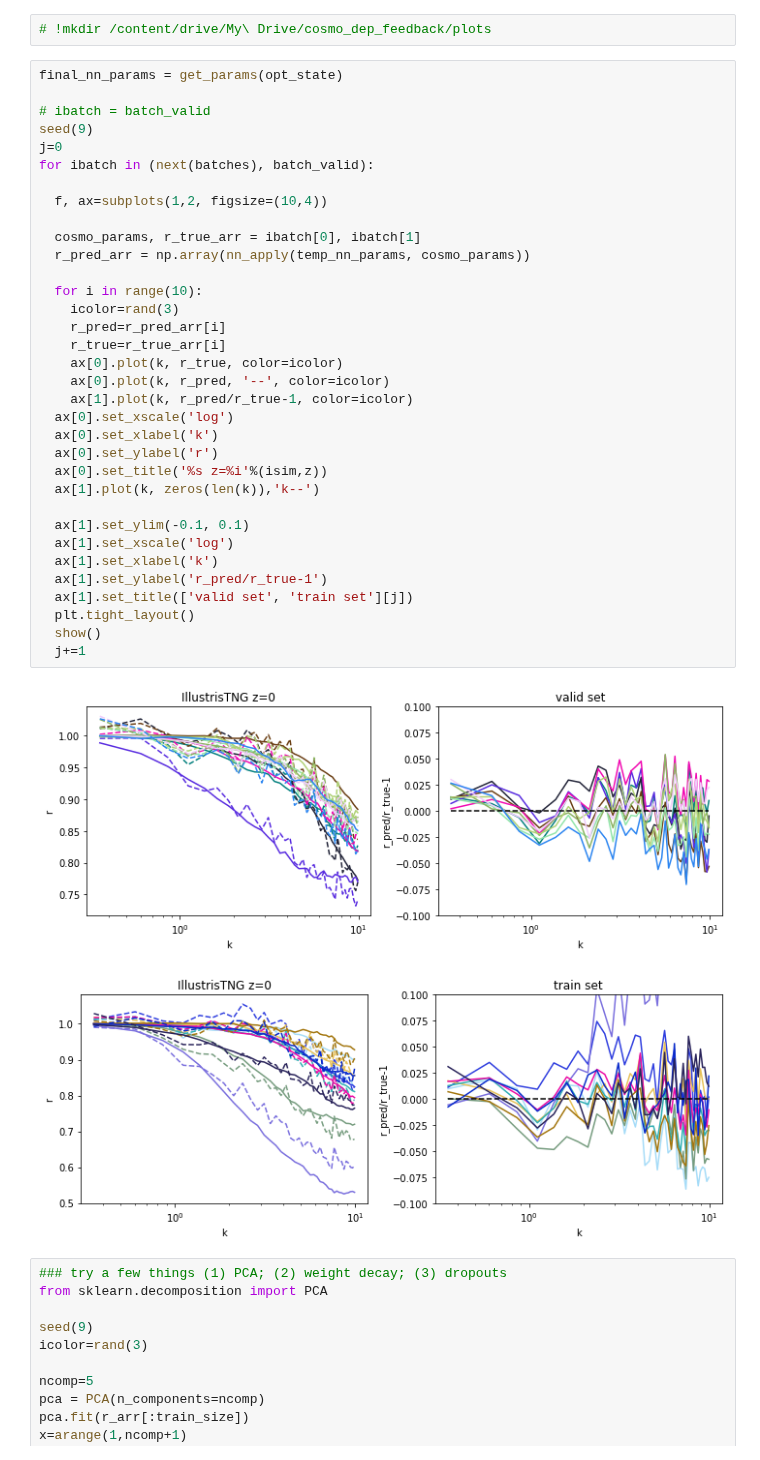
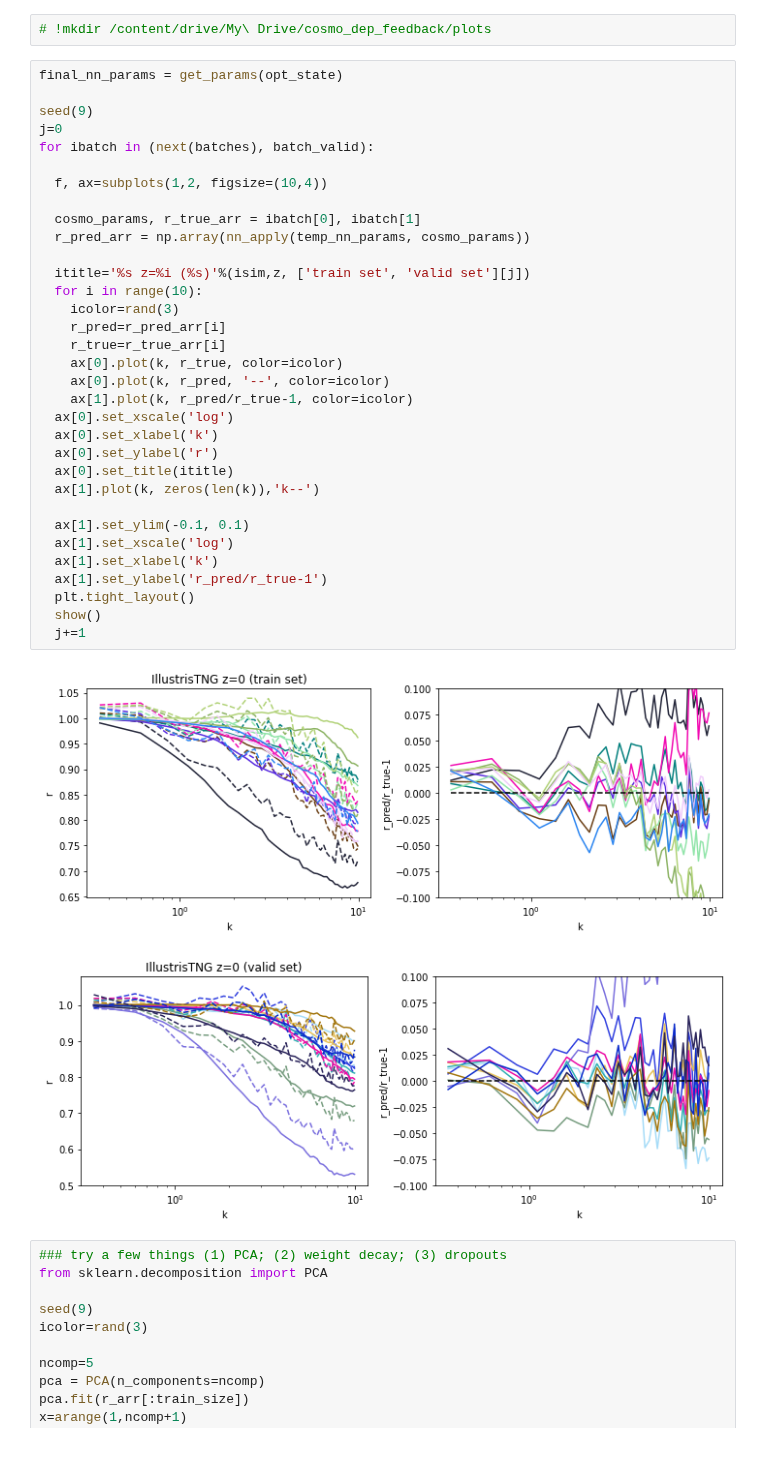
Before and after one commit to liuxx479/cosmo_dep_feedback, a Jupyter notebook: NN_jax.ipynb, the cells around one changed output. Drawn from its saved outputs; the diff is of its cells as text.

```diff
--- a/NN_jax.ipynb
+++ b/NN_jax.ipynb
@@ -371,40 +371,39 @@ show()
 # %%
 final_nn_params = get_params(opt_state)
 
-# ibatch = batch_valid
 seed(9)
 j=0
 for ibatch in (next(batches), batch_valid):
 
   f, ax=subplots(1,2, figsize=(10,4))
 
   cosmo_params, r_true_arr = ibatch[0], ibatch[1]
   r_pred_arr = np.array(nn_apply(temp_nn_params, cosmo_params))
 
+  ititle='%s z=%i (%s)'%(isim,z, ['train set', 'valid set'][j])
   for i in range(10):
     icolor=rand(3)
     r_pred=r_pred_arr[i]
     r_true=r_true_arr[i]
     ax[0].plot(k, r_true, color=icolor)
     ax[0].plot(k, r_pred, '--', color=icolor)
     ax[1].plot(k, r_pred/r_true-1, color=icolor)
   ax[0].set_xscale('log')
   ax[0].set_xlabel('k')
   ax[0].set_ylabel('r')
-  ax[0].set_title('%s z=%i'%(isim,z))
+  ax[0].set_title(ititle)
   ax[1].plot(k, zeros(len(k)),'k--')
 
   ax[1].set_ylim(-0.1, 0.1)
   ax[1].set_xscale('log')
   ax[1].set_xlabel('k')
   ax[1].set_ylabel('r_pred/r_true-1')
-  ax[1].set_title(['valid set', 'train set'][j])
   plt.tight_layout()
   show()
   j+=1
 # %% [output]
-[figure, old version]
+[figure, new version]
-[figure, old version]
+[figure, new version]
 # %%
 ### try a few things (1) PCA; (2) weight decay; (3) dropouts
 from sklearn.decomposition import PCA
```
Also changed, not shown: parts of 1 cell of this notebook.
